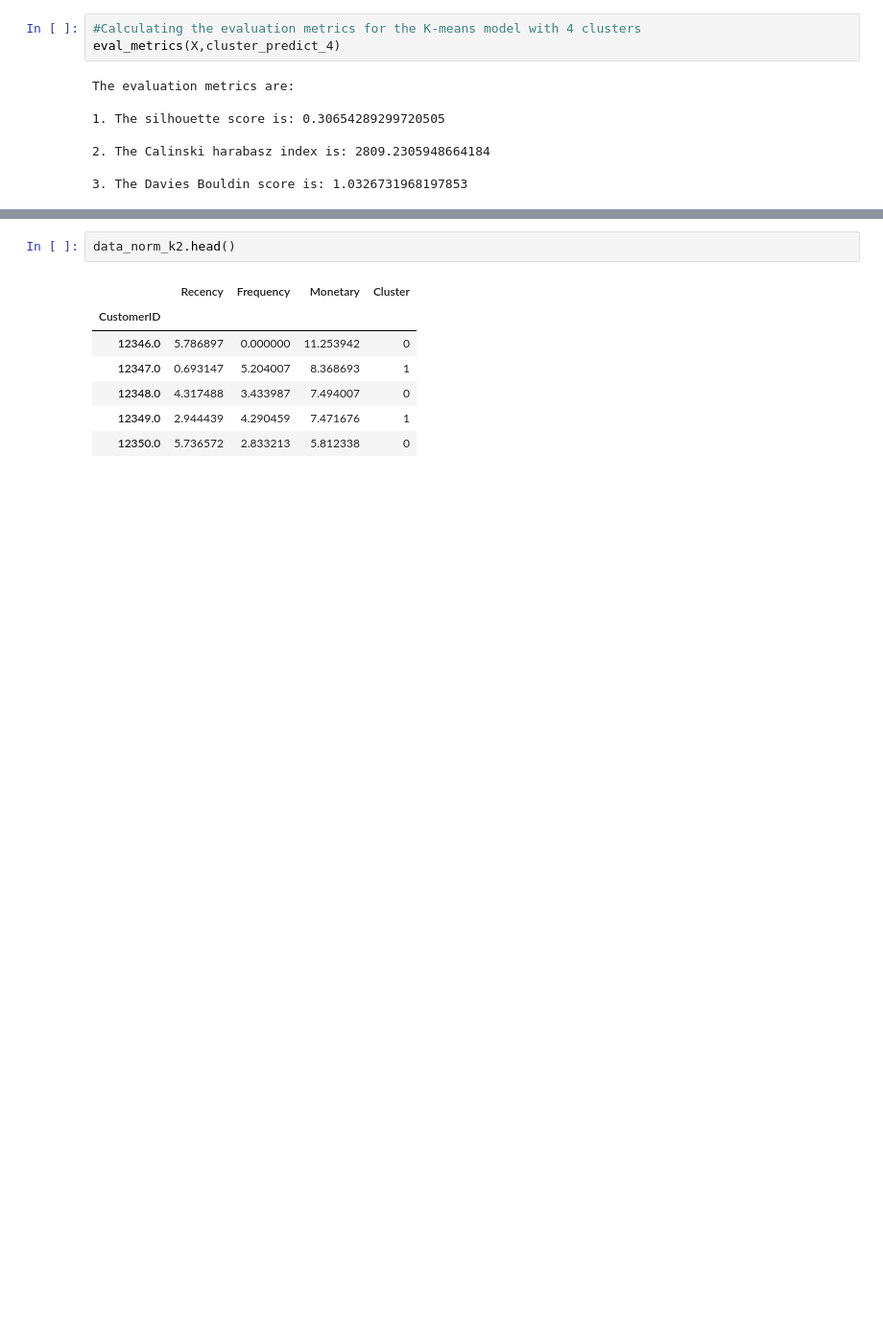
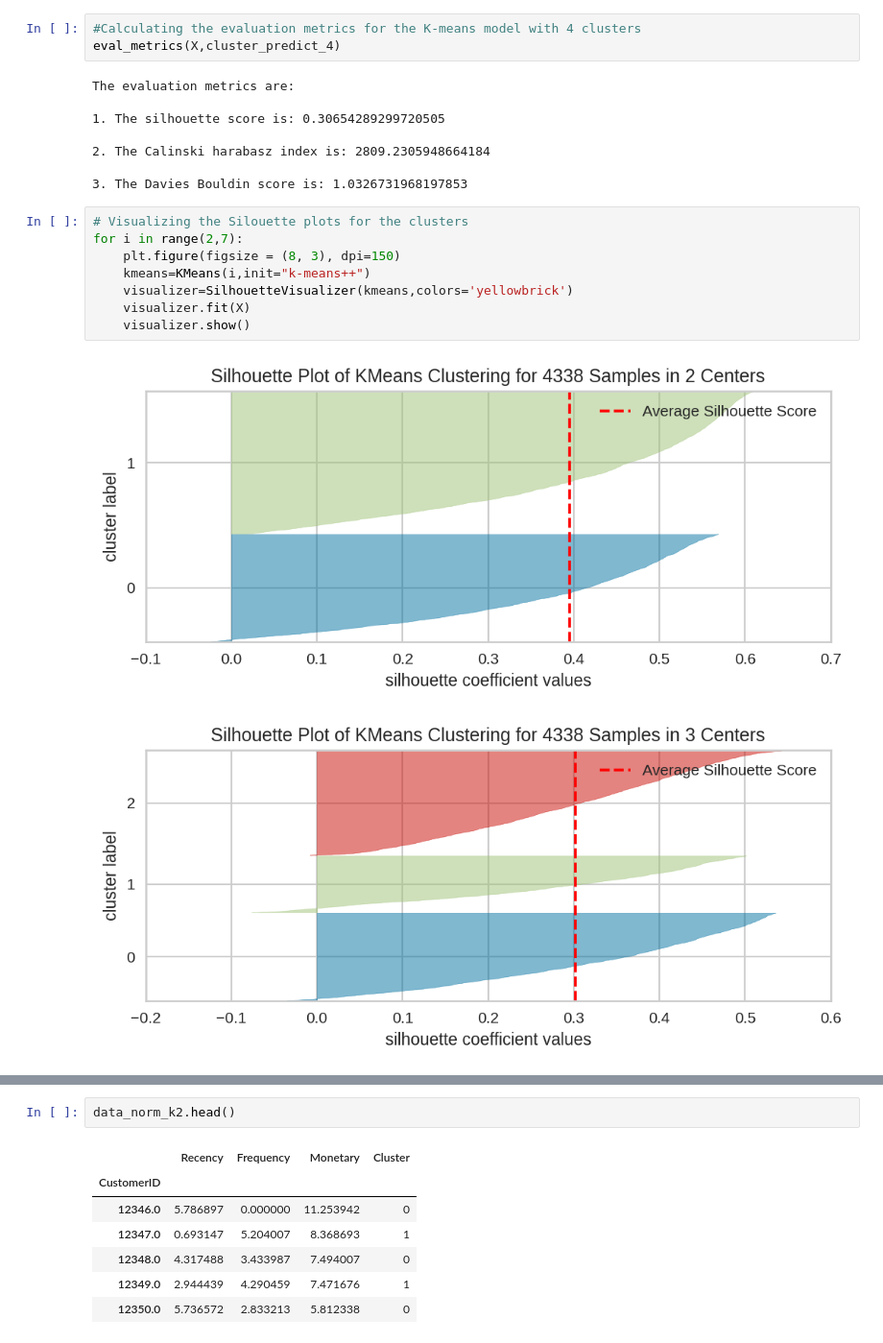
Before and after one commit to junaiskv94/Online-retail-segmentaion, a Jupyter notebook: Capstone4_Online_retail_segmentaion.ipynb, the cells around one changed output, grey strips where cells are left out. Shown at 96% size. Cells and saved outputs as stored; diff of their text form; blank space fills up the shorter version.

```diff
--- a/Capstone4_Online_retail_segmentaion.ipynb
+++ b/Capstone4_Online_retail_segmentaion.ipynb
@@ -917,3 +917,14 @@ The evaluation metrics are:
 2. The Calinski harabasz index is: 2809.2305948664184
 
 3. The Davies Bouldin score is: 1.0326731968197853
+# %%
+# Visualizing the Silouette plots for the clusters
+for i in range(2,7):
+    plt.figure(figsize = (8, 3), dpi=150)
+    kmeans=KMeans(i,init="k-means++")
+    visualizer=SilhouetteVisualizer(kmeans,colors='yellowbrick')
+    visualizer.fit(X)
+    visualizer.show()
+# %% [output]
+[figure, added]
+[figure, added]
```
Also changed, not shown: parts of 15 cells of this notebook.
